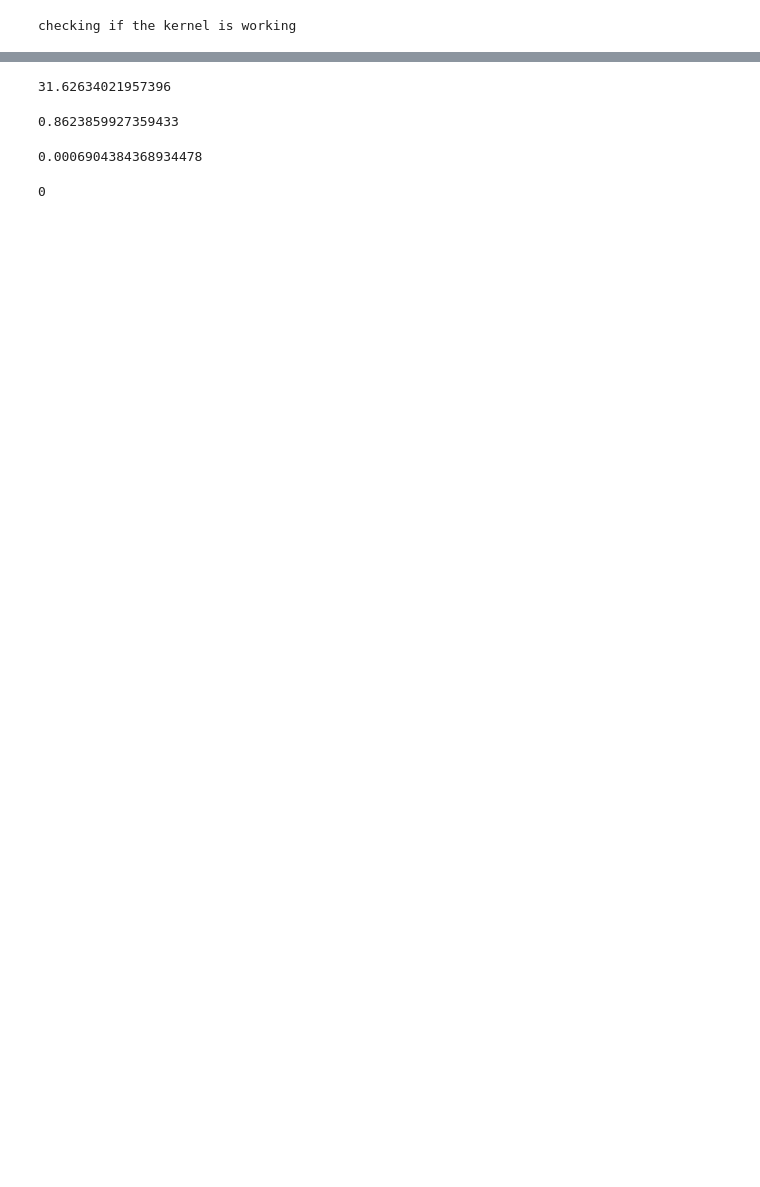
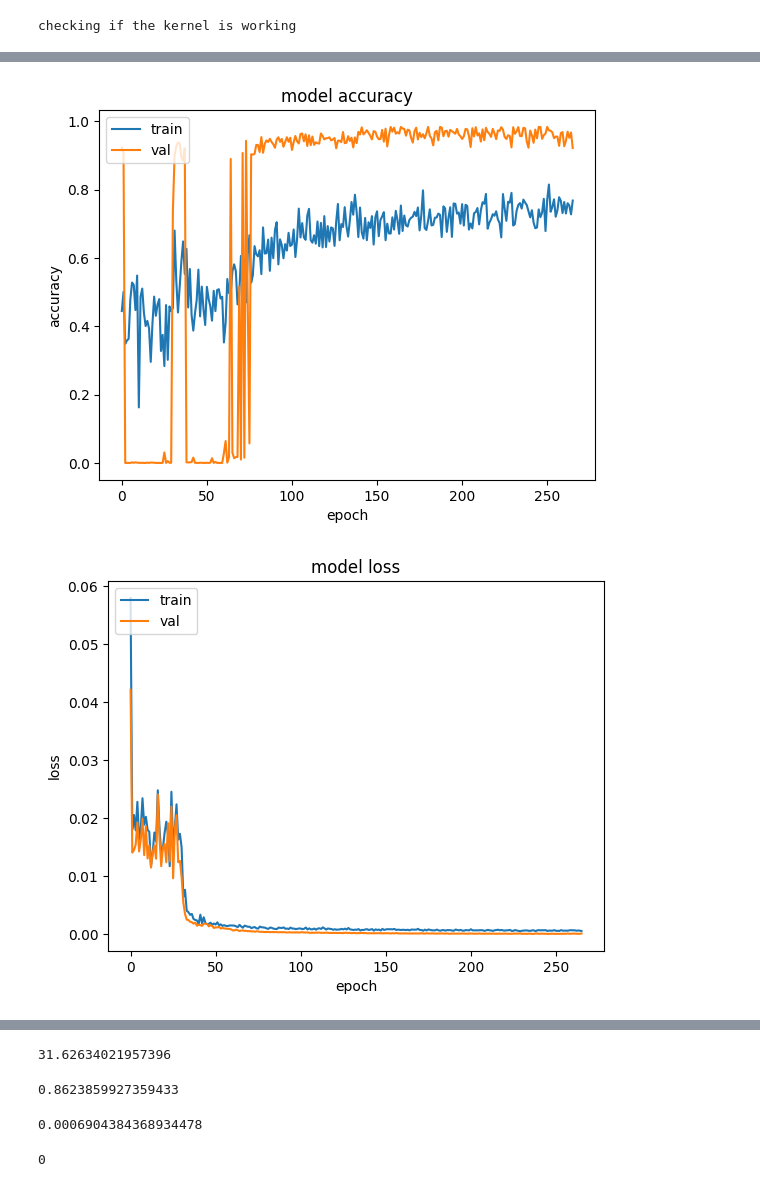
Before and after one commit to SahilKonjarla/HIR_EMIT, a Jupyter notebook: cnn_training.ipynb, the cells around one changed output, grey strips where cells are left out. Saved outputs shown, nothing was run; the diff lists cells and outputs as text; code cells hidden in the pictures; blank space fills up the shorter version.

Commit message:
All datasets are fully generated and split into train, test, and val data. Working on experimenting with different model types and creating visualizations of the results with MSE, SSIM, and PSNR.

```diff
--- a/cnn_training.ipynb
+++ b/cnn_training.ipynb
@@ -196,17 +252,21 @@ class CustomDataGenerator(tf.keras.utils.Sequence):
         self.index_path = list(range(self.num_files))+list(range(self.num_files))
         self.batch_size = batch_size
         self.shuffle = shuffle
+        if self.shuffle == True:
+            random.shuffle(self.index_path)
 
     def on_epoch_end(self):
         if self.shuffle:
             random.shuffle(self.index_path)
 
-    def __getitem__(self, index):
+    def __getitem__(self, index, debug=False):
         X = []
         Y = []
         for i in range(self.batch_size):
-            x = np.load(self.x_chip_path_list[self.index_path[index]])
-            y = np.load(self.y_chip_path_list[self.index_path[index]])
+            if debug: print(i, "Index:", self.index_path[i+index], "Path:", self.y_chip_path_list[self.index_path[i+index]])
+            #if debug: print(self.index_path)
+            x = np.load(self.x_chip_path_list[self.index_path[i+index]])
+            y = np.load(self.y_chip_path_list[self.index_path[i+index]])
 
             X.append(x)
             Y.append(y)
@@ -350,9 +467,9 @@ def test_and_score_model(model, verbose=False, num_samples=np.inf, debug=False):
 # %%
 ## Training Parameters
 #TODO: Play with these values first to see if you can get models to converge quickly
-batch_size = 1              #Normally you want to push this as high as you can, multiples of 2, until you run out of VRAM
-num_epochs = 10             #Increase to train more.  May need to be increased as batch size is increased to keep number of training steps equal
-learning_rate = 1e-3        #Play with this to get models to converge faster
+batch_size = 64              #Normally you want to push this as high as you can, multiples of 2, until you run out of VRAM
+num_epochs = 1000             #Increase to train more.  May need to be increased as batch size is increased to keep number of training steps equal
+learning_rate = 1e-4        #Play with this to get models to converge faster
 
 ## FCN Model Parameters
 #TODO: Grid-Search these, log PSNR, SSIM, MSE for each trained model in a spreadsheet:
@@ -372,21 +489,39 @@ do_batchnorm=True        #try true/false
 activation="relu"        #try sigmoid and relu
 
 ## Generate FCM
-# model = generate_fcn_model(num_hidden_layers=num_hidden_layers,
-#                            first_layer_num_filters=first_layer_num_filters,
-#                            first_layer_kernel_size=first_layer_kernel_size,
-#                            hidden_layer_num_filters=hidden_layer_num_filters,
-#                            hidden_layer_kernel_size=hidden_layer_kernel_size,
-#                            layer_activation=layer_activation)
+model = generate_fcn_model(num_hidden_layers=num_hidden_layers,
+                           first_layer_num_filters=first_layer_num_filters,
+                           first_layer_kernel_size=first_layer_kernel_size,
+                           hidden_layer_num_filters=hidden_layer_num_filters,
+                           hidden_layer_kernel_size=hidden_layer_kernel_size,
+                           layer_activation=layer_activation)
 
 ## Generate U-Net
-model = generate_unet_model(unet_depth=unet_depth,
-                            num_filters_base=num_filters_base,
-                            conv_block_size=conv_block_size,
-                            do_batchnorm=do_batchnorm,
-                            activation=activation)
+# model = generate_unet_model(unet_depth=unet_depth,
+#                             num_filters_base=num_filters_base,
+#                             conv_block_size=conv_block_size,
+#                             do_batchnorm=do_batchnorm,
+#                             activation=activation)
 
 
 ## Train Model
-model = train_model(model, batch_size=batch_size, num_epochs=num_epochs, learning_rate=learning_rate)
+model, history = train_model(model, batch_size=batch_size, num_epochs=num_epochs, learning_rate=learning_rate)
+
+## Plot Training Progress
+plt.plot(history.history['accuracy'])
+plt.plot(history.history['val_accuracy'])
+plt.title('model accuracy')
+plt.ylabel('accuracy')
+plt.xlabel('epoch')
+plt.legend(['train', 'val'], loc='upper left')
+plt.show()
+
+
+plt.plot(history.history['loss'])
+plt.plot(history.history['val_loss'])
+plt.title('model loss')
+plt.ylabel('loss')
+plt.xlabel('epoch')
+plt.legend(['train', 'val'], loc='upper left')
+plt.show()
 # %% [output]
@@ -413,3 +545,5 @@ Epoch 10/10
+[figure, added]
+[figure, added]
 # %%
 ## Test Model
 avg_psnr, avg_ssim, avg_mse = test_and_score_model(model, verbose=True, num_samples=10, debug=False)
```
Also changed, not shown: parts of 8 cells of this notebook, 1 other file.
